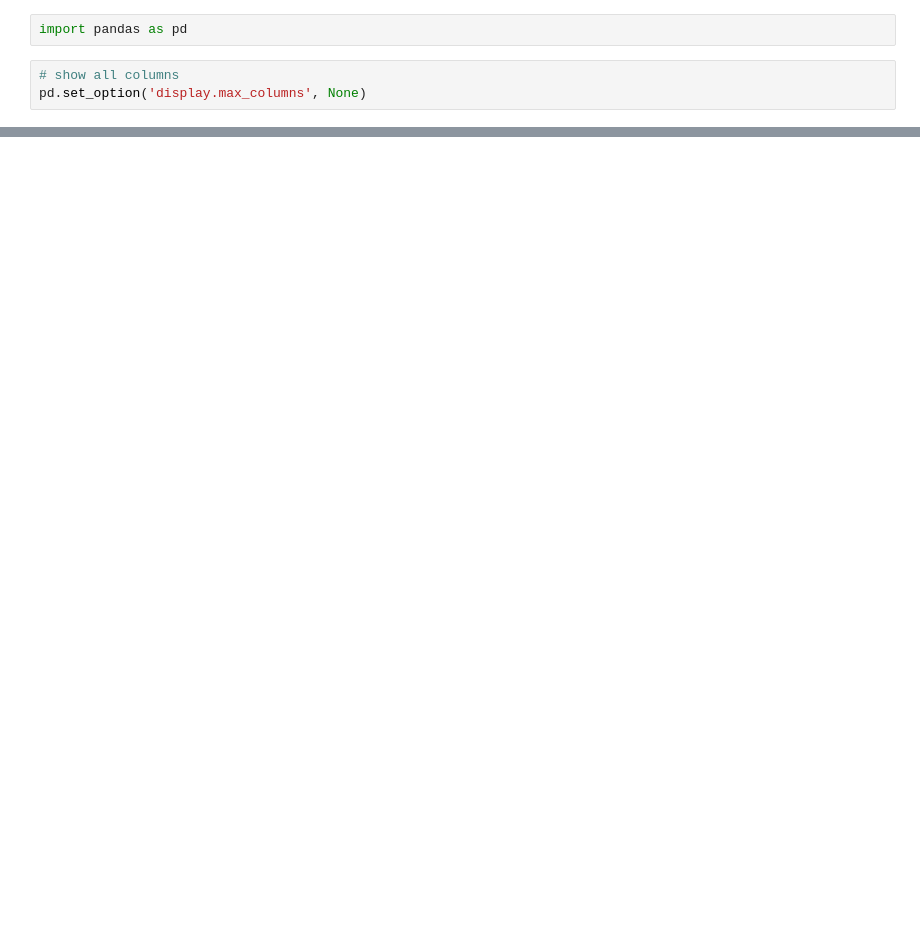
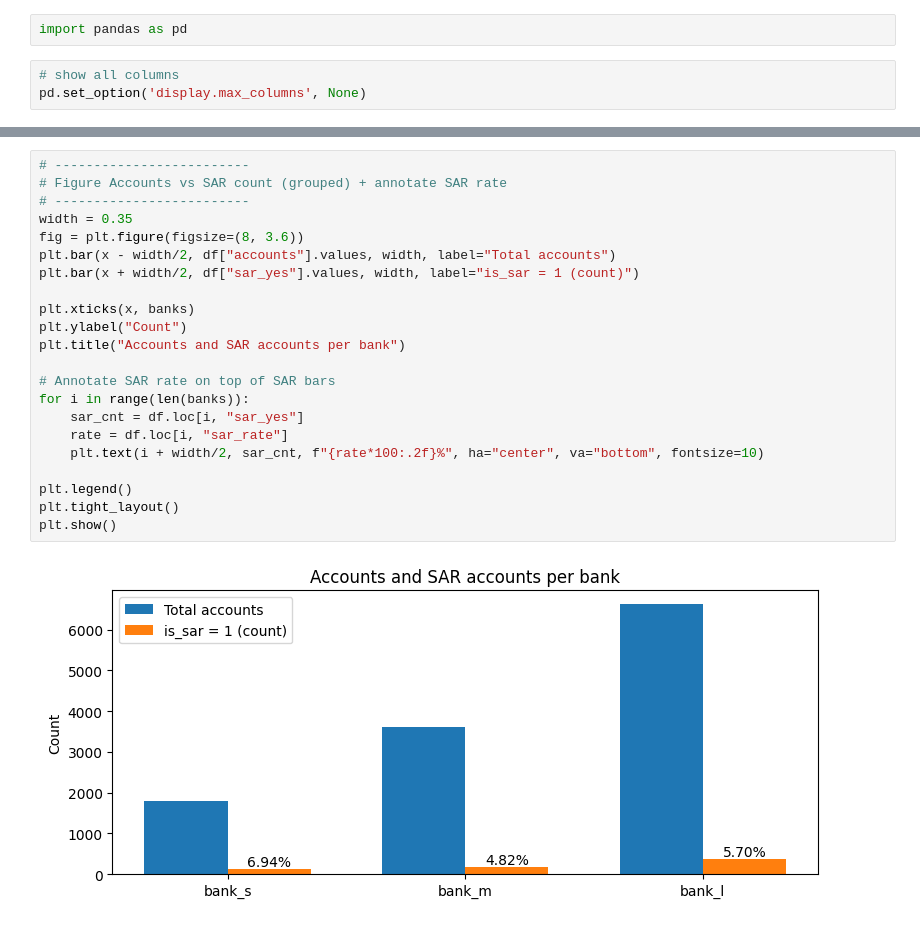
Before and after one commit to Jackson00Han/decentralized_aml_demonstrator, a Jupyter notebook: eda.ipynb, the cells around one changed output, grey strips where cells are left out. Cells and saved outputs as stored; diff of their text form; blank space fills up the shorter version.

```diff
--- a/eda.ipynb
+++ b/eda.ipynb
@@ -200,0 +81,24 @@ X_val_processed = preprocess.transform(X_val)
+# %%
+# -------------------------
+# Figure Accounts vs SAR count (grouped) + annotate SAR rate
+# -------------------------
+width = 0.35
+fig = plt.figure(figsize=(8, 3.6))
+plt.bar(x - width/2, df["accounts"].values, width, label="Total accounts")
+plt.bar(x + width/2, df["sar_yes"].values, width, label="is_sar = 1 (count)")
+
+plt.xticks(x, banks)
+plt.ylabel("Count")
+plt.title("Accounts and SAR accounts per bank")
+
+# Annotate SAR rate on top of SAR bars
+for i in range(len(banks)):
+    sar_cnt = df.loc[i, "sar_yes"]
+    rate = df.loc[i, "sar_rate"]
+    plt.text(i + width/2, sar_cnt, f"{rate*100:.2f}%", ha="center", va="bottom", fontsize=10)
+
+plt.legend()
+plt.tight_layout()
+plt.show()
+# %% [output]
+[figure, added]
```
Also changed, not shown: parts of 31 cells of this notebook, 1 other file.
